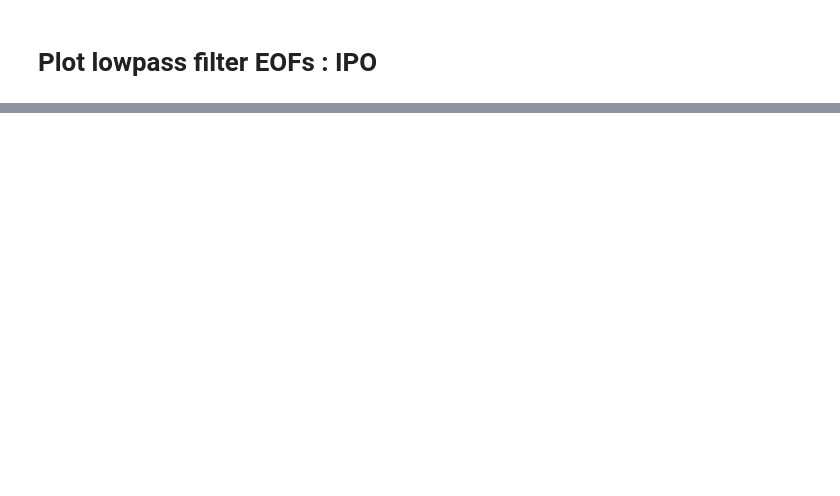
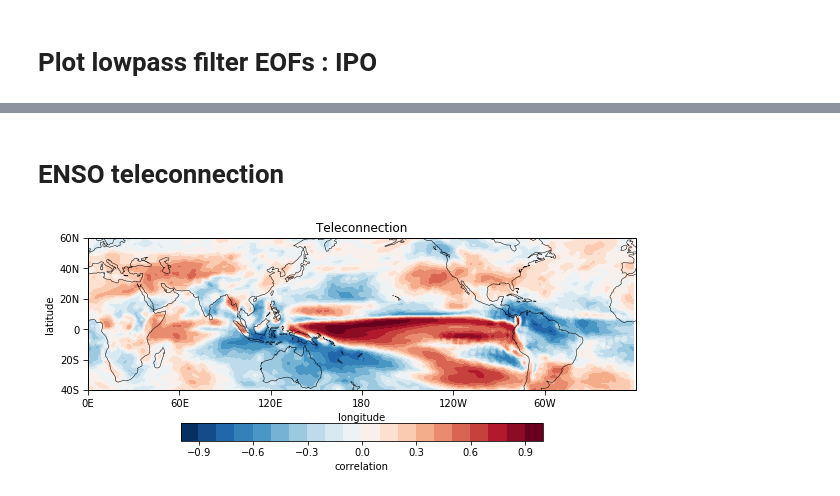
Before and after one commit to fanchic/pangeo, a Jupyter notebook: xarray climate toolbox.ipynb, the cells around one changed output, grey strips where cells are left out. Saved outputs shown, nothing was run; the diff lists cells and outputs as text; code cells hidden in the pictures; blank space fills up the shorter version.

```diff
--- a/xarray climate toolbox.ipynb
+++ b/xarray climate toolbox.ipynb
@@ -302,0 +312,39 @@ plt.subplots_adjust(hspace=0.3)
+# %%
+pr1 = xr.open_dataset('http://esgf-data2.diasjp.net/thredds/dodsC/esg_dataroot/CMIP6/CMIP/MIROC/MIROC6/historical/r1i1p1f1/Amon/pr/gn/v20181212/pr_Amon_MIROC6_historical_r1i1p1f1_gn_185001-194912.nc', decode_times=True)
+pr2 = xr.open_dataset('http://esgf-data2.diasjp.net/thredds/dodsC/esg_dataroot/CMIP6/CMIP/MIROC/MIROC6/historical/r1i1p1f1/Amon/pr/gn/v20181212/pr_Amon_MIROC6_historical_r1i1p1f1_gn_195001-201412.nc', decode_times=True)
+pr = xr.concat([pr1,pr2], dim='time')
+# %% [markdown]
+# ENSO teleconnection
+# %%
+def corrco(a,b):
+   c = np.corrcoef(a,b)
+   return c[1,0]
+
+a = pr['pr'].resample(time='6MS').mean(dim='time').sel(time = slice('1850-06','2014-12',2)).values
+result2 = np.apply_along_axis(lambda m: corrco(m,nino34_index_plot), axis=0, arr=a)
+
+fig, axi = plt.subplots(1, 1, figsize=(13,4),subplot_kw=dict(projection=ccrs.PlateCarree(central_longitude=180.0)),sharex = True, sharey = True)
+
+xr2 =  xr.DataArray(result2, coords= [pr.lat,pr.lon])
+cf = xr2.plot.contourf(ax=axi,vmin=-1,vmax=1, levels = np.arange(-1,1.1,0.1),cmap=cmap,transform=projection, add_colorbar = False)
+limits = (0,359,-40,60)
+xaxis_interval = 60
+yaxis_interval = 20
+
+axi.coastlines(linewidth=0.5)
+axi.set_title('Teleconnection')
+axi.set_extent(limits)
+axi.set_xticks(np.arange(limits[0],limits[1]+1,xaxis_interval), crs=ccrs.PlateCarree())
+axi.set_yticks(np.arange(limits[2],limits[3]+1,yaxis_interval), crs=ccrs.PlateCarree())
+lon_formatter = LongitudeFormatter(zero_direction_label=True, degree_symbol='')
+lat_formatter = LatitudeFormatter(degree_symbol='')
+axi.xaxis.set_major_formatter(lon_formatter)
+axi.yaxis.set_major_formatter(lat_formatter)
+axi.tick_params(direction = 'out', length = 5)
+axi.set_aspect('equal', 'box')
+axi.set_xlabel('longitude')
+axi.set_ylabel('latitude')
+
+cbar = fig.colorbar(cf,ax = axi, orientation = 'horizontal',extendfrac='auto', shrink=0.5, anchor=(0.5,-6), label='correlation')
+# %% [output]
+[figure, added]
```
Also changed, not shown: parts of 3 cells of this notebook.
